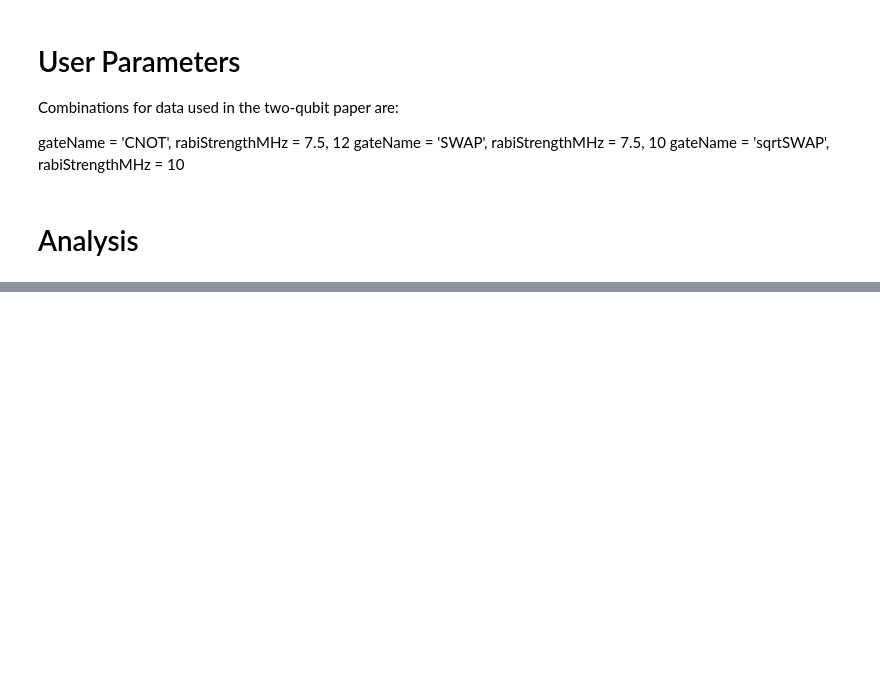
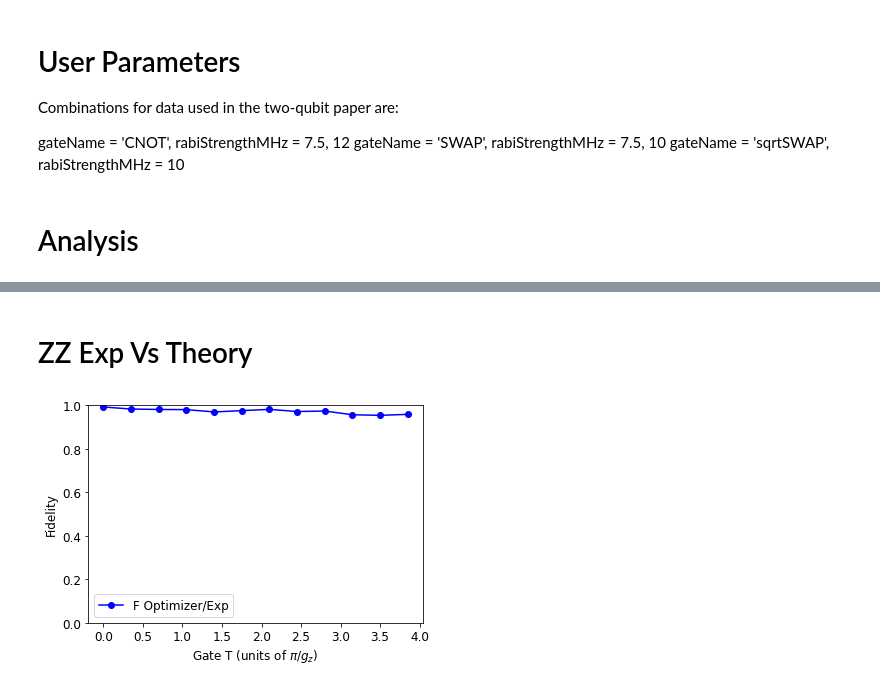
Before and after one commit to Borealis126/MinesExpAnalysis, a Jupyter notebook: analysis.ipynb, the cells around one changed output, grey strips where cells are left out. Drawn from its saved outputs; the diff is of its cells as text; code cells hidden in the pictures; blank space fills up the shorter version.

```diff
--- a/analysis.ipynb
+++ b/analysis.ipynb
@@ -58,0 +121,29 @@ fidelityCurve_noise(gateName, rabiStrengthMHz, gateDataVals, IFdict, IFdict_nois
+# %% [markdown]
+# ZZ Exp Vs Theory
+# %%
+gateName = 'ZZ'
+date = '2022-03-09_0'
+gateIndices = range(12)
+basePath = Path('.') / 'ExpData' / gateName
+
+gateDataVals = gateData(gateName, basePath, date, gateIndices)
+tomos = getTomos(basePath, date, gateIndices, gateDataVals)
+
+purityData = [['T', 'Exp Purity']]\
+                +[[str(round(i,5)) for i in [gateDataVals['G_T_theory'][i],
+                                             tomos[i].purity]]
+                             for i in range(len(gateDataVals['G_T_theory']))]
+np.savetxt(gateName + '_purities.csv', purityData, delimiter=",", fmt='%s')
+
+IFdict = IFs(basePath, date, gateIndices, gateDataVals, tomos)
+
+plt.rcParams.update({'font.size': 12})
+plt.plot(gateDataVals['G_T_theory'], 1-IFdict['G_IF_Exp_Theory'], 'bo-', label='F Optimizer/Exp')
+plt.legend()
+plt.xlabel('Gate T (units of $\pi/g_z$)')
+plt.ylabel('Fidelity')
+plt.ylim(0,1)
+plt.savefig(gateName +'.png', format='png', dpi=600, bbox_inches='tight')
+plt.show()
+# %% [output]
+[figure, added]
```
Also changed, not shown: parts of 14 cells of this notebook, 3 other files.
